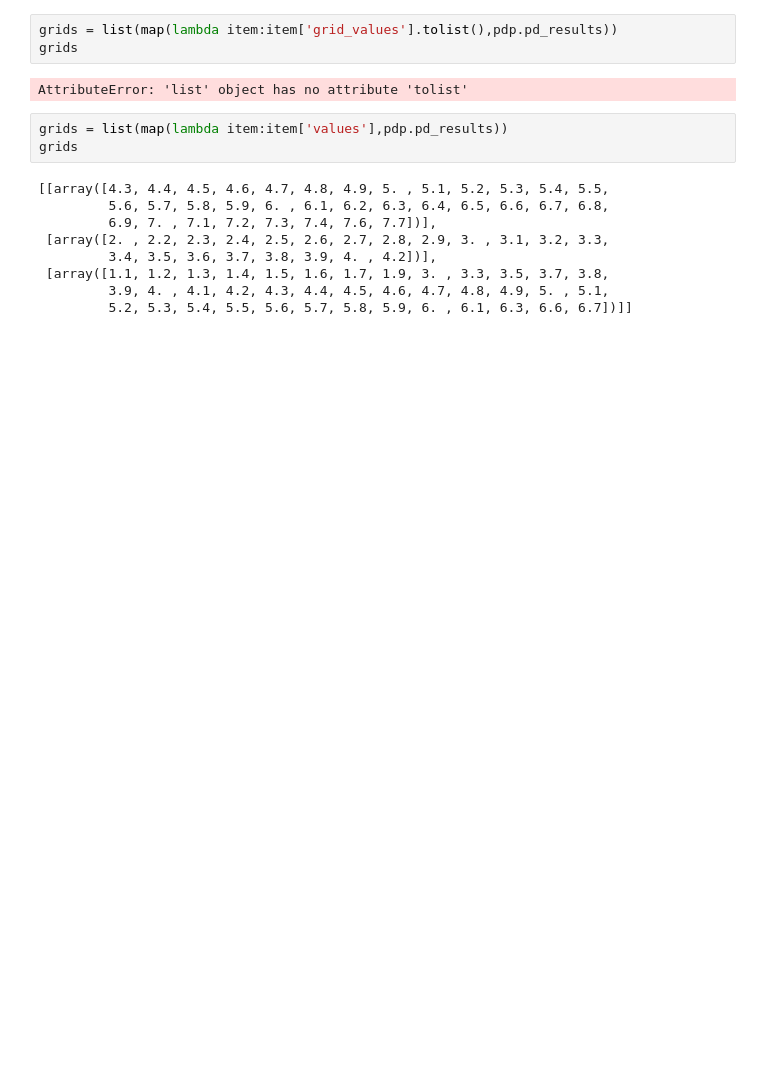
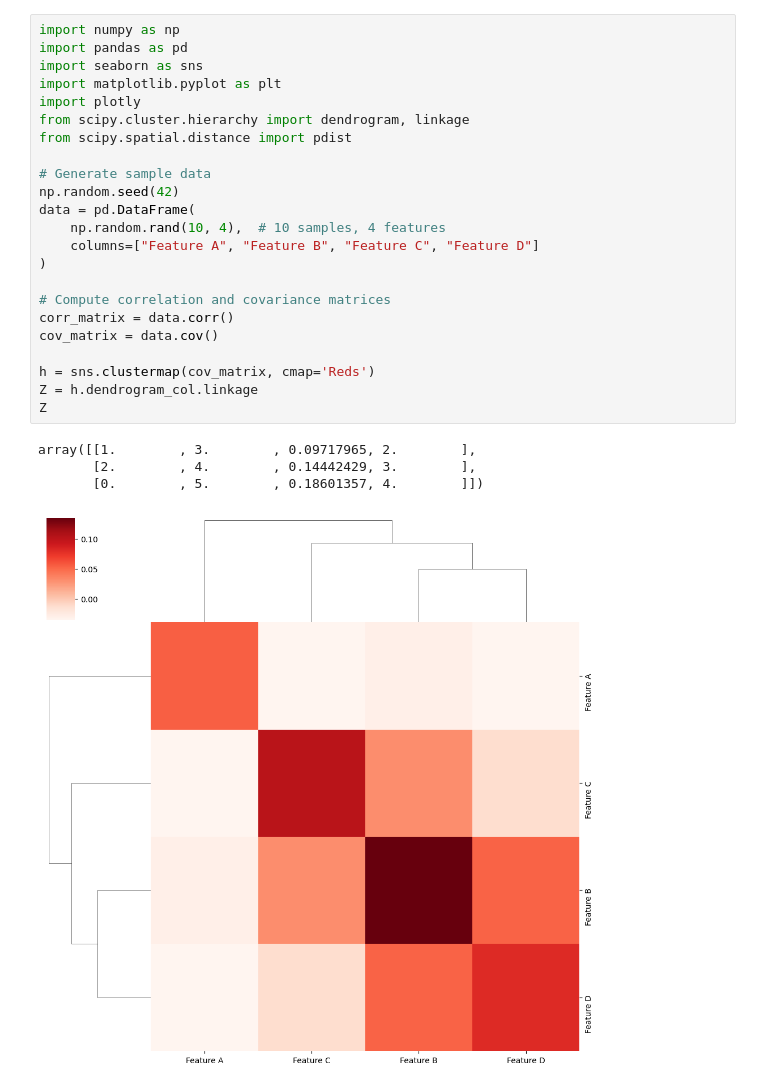
Before and after one commit to Versus-91/mlfit, a Jupyter notebook: frontend/test.ipynb, the cells around one changed output. Cells and saved outputs as stored; diff of their text form; blank space fills up the shorter version.

```diff
--- a/frontend/test.ipynb
+++ b/frontend/test.ipynb
@@ -111,17 +1,28 @@ pdp.pd_results
-# %%
-grids = list(map(lambda item:item['grid_values'].tolist(),pdp.pd_results))
-grids
-# %% [output]
-AttributeError: 'list' object has no attribute 'tolist'
-# %%
-grids = list(map(lambda item:item['values'],pdp.pd_results))
-grids
-# %% [output]
-[[array([4.3, 4.4, 4.5, 4.6, 4.7, 4.8, 4.9, 5. , 5.1, 5.2, 5.3, 5.4, 5.5,
-         5.6, 5.7, 5.8, 5.9, 6. , 6.1, 6.2, 6.3, 6.4, 6.5, 6.6, 6.7, 6.8,
-         6.9, 7. , 7.1, 7.2, 7.3, 7.4, 7.6, 7.7])],
- [array([2. , 2.2, 2.3, 2.4, 2.5, 2.6, 2.7, 2.8, 2.9, 3. , 3.1, 3.2, 3.3,
-         3.4, 3.5, 3.6, 3.7, 3.8, 3.9, 4. , 4.2])],
- [array([1.1, 1.2, 1.3, 1.4, 1.5, 1.6, 1.7, 1.9, 3. , 3.3, 3.5, 3.7, 3.8,
-         3.9, 4. , 4.1, 4.2, 4.3, 4.4, 4.5, 4.6, 4.7, 4.8, 4.9, 5. , 5.1,
-         5.2, 5.3, 5.4, 5.5, 5.6, 5.7, 5.8, 5.9, 6. , 6.1, 6.3, 6.6, 6.7])]]
+# %%
+import numpy as np
+import pandas as pd
+import seaborn as sns
+import matplotlib.pyplot as plt
+import plotly
+from scipy.cluster.hierarchy import dendrogram, linkage
+from scipy.spatial.distance import pdist
+
+# Generate sample data
+np.random.seed(42)
+data = pd.DataFrame(
+    np.random.rand(10, 4),  # 10 samples, 4 features
+    columns=["Feature A", "Feature B", "Feature C", "Feature D"]
+)
+
+# Compute correlation and covariance matrices
+corr_matrix = data.corr()
+cov_matrix = data.cov()
+
+h = sns.clustermap(cov_matrix, cmap='Reds')
+Z = h.dendrogram_col.linkage
+Z
+# %% [output]
+array([[1.        , 3.        , 0.09717965, 2.        ],
+       [2.        , 4.        , 0.14442429, 3.        ],
+       [0.        , 5.        , 0.18601357, 4.        ]])
+[figure, added]
```
Also changed, not shown: parts of 7 cells of this notebook, 2 other files.
